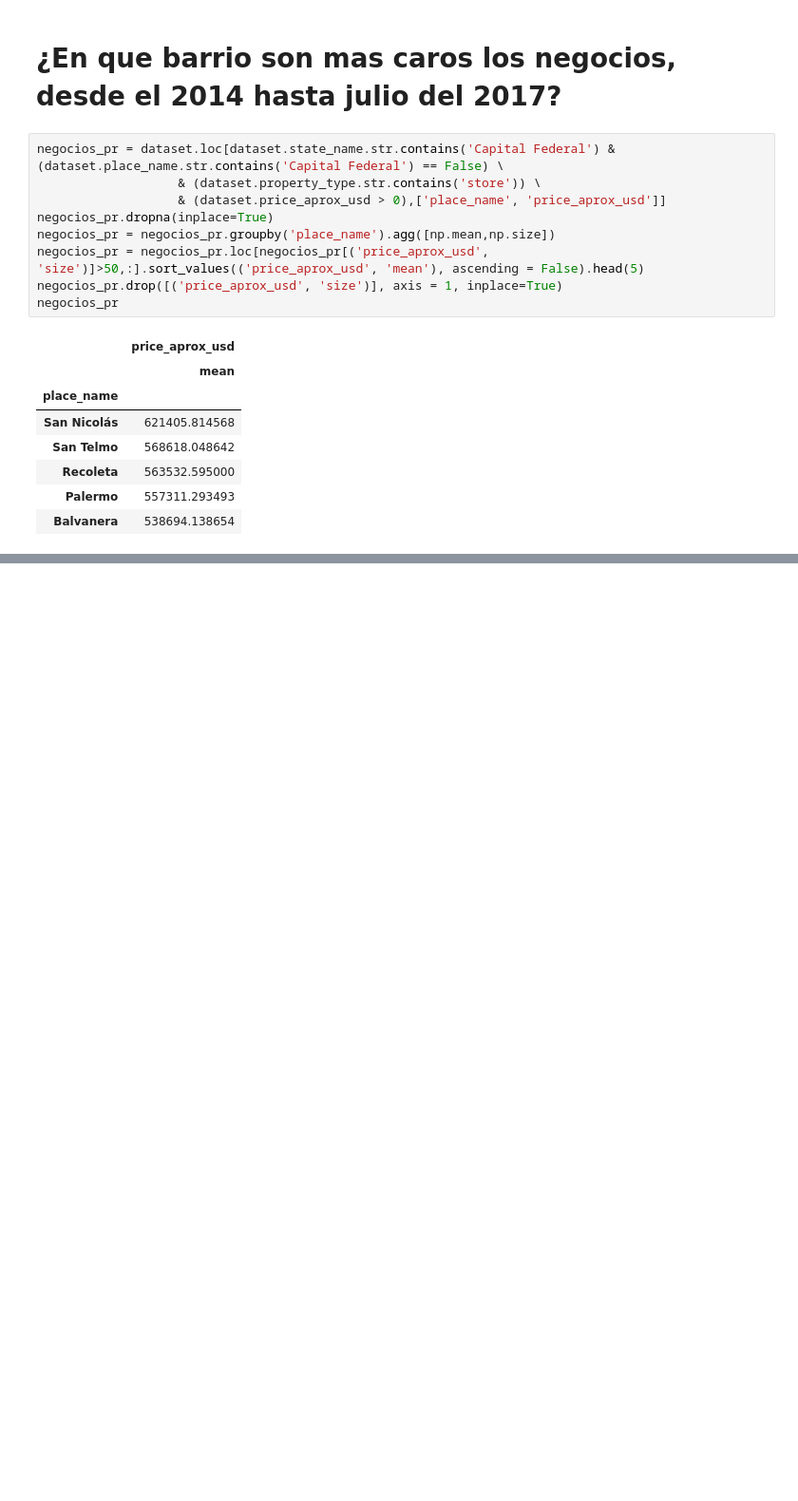
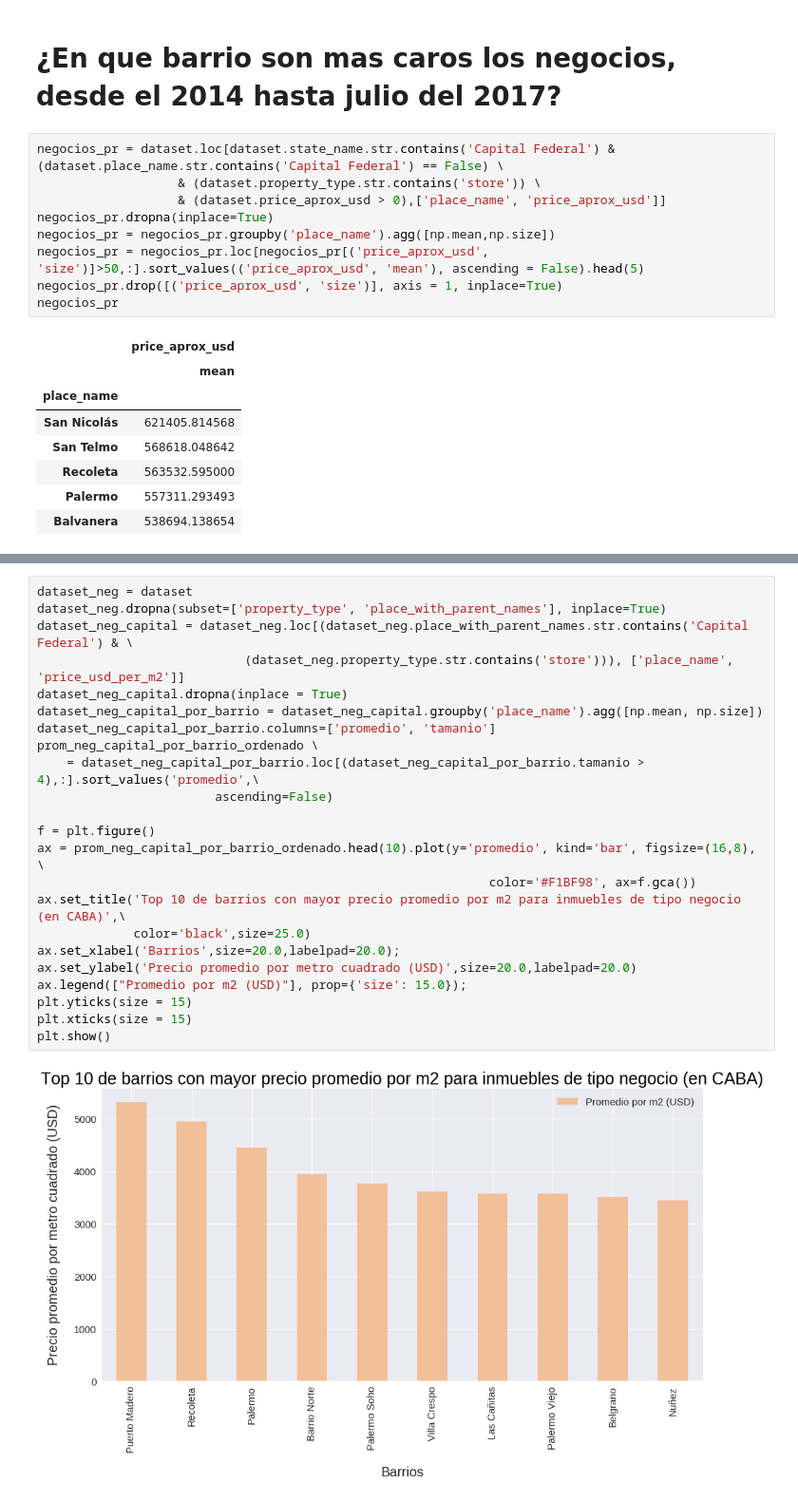
Before and after one commit to nicolaslongo/datos-TP1, a Jupyter notebook: Análisis Exploratorio de Datos.ipynb, the cells around one changed output, grey strips where cells are left out. Shown at 95% size. Drawn from its saved outputs; the diff is of its cells as text; blank space fills up the shorter version.

```diff
--- a/Análisis Exploratorio de Datos.ipynb
+++ b/Análisis Exploratorio de Datos.ipynb
@@ -386,0 +493,25 @@ negocios_pr
+# %%
+dataset_neg = dataset
+dataset_neg.dropna(subset=['property_type', 'place_with_parent_names'], inplace=True)
+dataset_neg_capital = dataset_neg.loc[(dataset_neg.place_with_parent_names.str.contains('Capital Federal') & \
+                            (dataset_neg.property_type.str.contains('store'))), ['place_name', 'price_usd_per_m2']]
+dataset_neg_capital.dropna(inplace = True)
+dataset_neg_capital_por_barrio = dataset_neg_capital.groupby('place_name').agg([np.mean, np.size])
+dataset_neg_capital_por_barrio.columns=['promedio', 'tamanio']
+prom_neg_capital_por_barrio_ordenado \
+    = dataset_neg_capital_por_barrio.loc[(dataset_neg_capital_por_barrio.tamanio > 4),:].sort_values('promedio',\
+                        ascending=False)
+
+f = plt.figure()
+ax = prom_neg_capital_por_barrio_ordenado.head(10).plot(y='promedio', kind='bar', figsize=(16,8), \
+                                                             color='#F1BF98', ax=f.gca())
+ax.set_title('Top 10 de barrios con mayor precio promedio por m2 para inmuebles de tipo negocio (en CABA)',\
+             color='black',size=25.0)
+ax.set_xlabel('Barrios',size=20.0,labelpad=20.0);
+ax.set_ylabel('Precio promedio por metro cuadrado (USD)',size=20.0,labelpad=20.0)
+ax.legend(["Promedio por m2 (USD)"], prop={'size': 15.0});
+plt.yticks(size = 15)
+plt.xticks(size = 15)
+plt.show()
+# %% [output]
+[figure, added]
```
Also changed, not shown: parts of 21 cells of this notebook, 1 other file.
